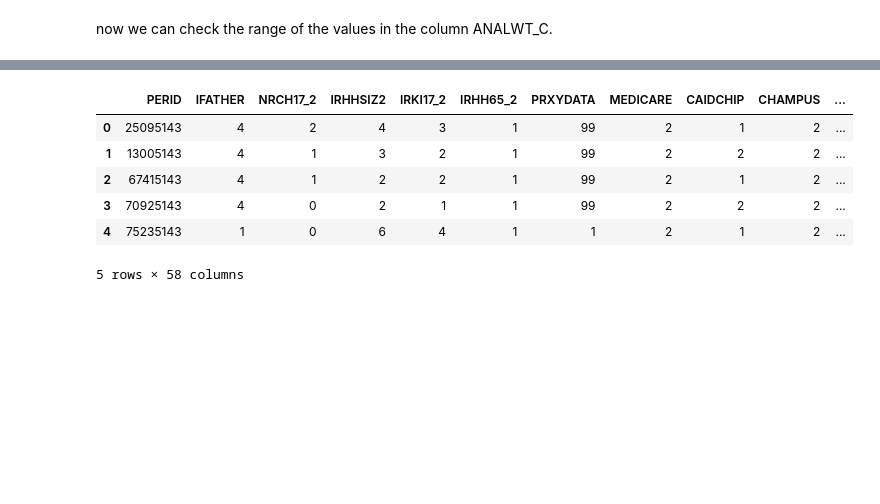
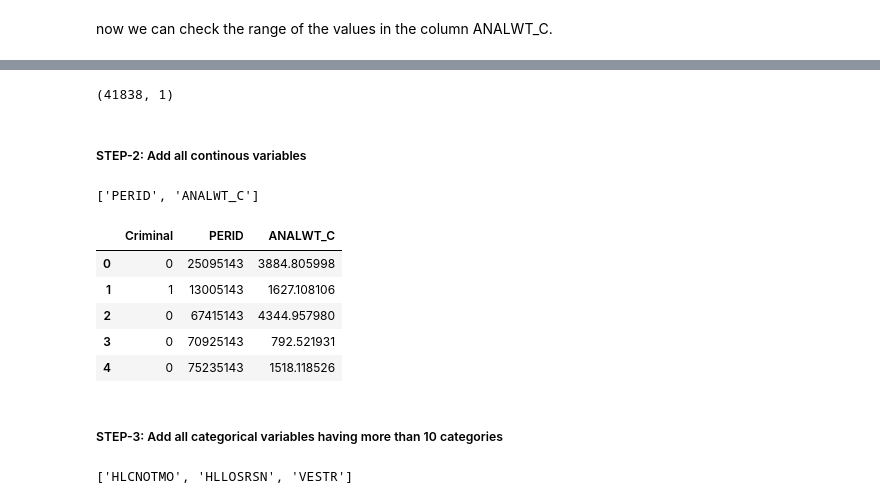
Before and after one commit to singhajeet13/Data-Science, a Jupyter notebook: Criminal Prediction-Classification.ipynb, the cells around one changed output, grey strips where cells are left out. Drawn from its saved outputs; the diff is of its cells as text; code cells hidden in the pictures; blank space fills up the shorter version.

```diff
--- a/Criminal Prediction-Classification.ipynb
+++ b/Criminal Prediction-Classification.ipynb
@@ -634,0 +624,3 @@ print(datasetOR[i].max())
+# %%
+for var in countGreater10:
+    print(len(dfClean[var].value_counts()))
@@ -635,10 +655,36 @@ print(datasetOR[i].max())
+# %%
+#STEP-1: Create logistic data. Save target variable first
+dfEncode10 = pd.DataFrame(dfClean['Criminal'])
+# %%
+dfEncode10.shape
+# %% [output]
+(41838, 1)
+# %% [markdown]
+##### STEP-2: Add all continous variables
+# %%
+cnames = []
+for var in dfClean.columns:
+    if(dfClean[var].dtype != 'object'):
+        cnames.append(var)
+# %%
+cnames
+# %% [output]
+['PERID', 'ANALWT_C']
+# %%
+#STEP-2: Add all continous variables
+dfEncode10 = dfEncode10.join(dfClean[cnames])
 # %%
-datasetOR.head()
+dfEncode10.head()
 # %% [output]
-|  | PERID | IFATHER | NRCH17_2 | IRHHSIZ2 | IRKI17_2 | IRHH65_2 | PRXYDATA | MEDICARE | CAIDCHIP | CHAMPUS | ... |
-| 0 | 25095143 | 4 | 2 | 4 | 3 | 1 | 99 | 2 | 1 | 2 | ... |
-| 1 | 13005143 | 4 | 1 | 3 | 2 | 1 | 99 | 2 | 2 | 2 | ... |
-| 2 | 67415143 | 4 | 1 | 2 | 2 | 1 | 99 | 2 | 1 | 2 | ... |
-| 3 | 70925143 | 4 | 0 | 2 | 1 | 1 | 99 | 2 | 2 | 2 | ... |
-| 4 | 75235143 | 1 | 0 | 6 | 4 | 1 | 1 | 2 | 1 | 2 | ... |
+|  | Criminal | PERID | ANALWT_C |
+| 0 | 0 | 25095143 | 3884.805998 |
+| 1 | 1 | 13005143 | 1627.108106 |
+| 2 | 0 | 67415143 | 4344.957980 |
+| 3 | 0 | 70925143 | 792.521931 |
+| 4 | 0 | 75235143 | 1518.118526 |
-5 rows × 58 columns
+# %% [markdown]
+##### STEP-3: Add all categorical variables having more than 10 categories
+# %%
+countGreater10
+# %% [output]
+['HLCNOTMO', 'HLLOSRSN', 'VESTR']
```
Also changed, not shown: parts of 83 cells of this notebook.
